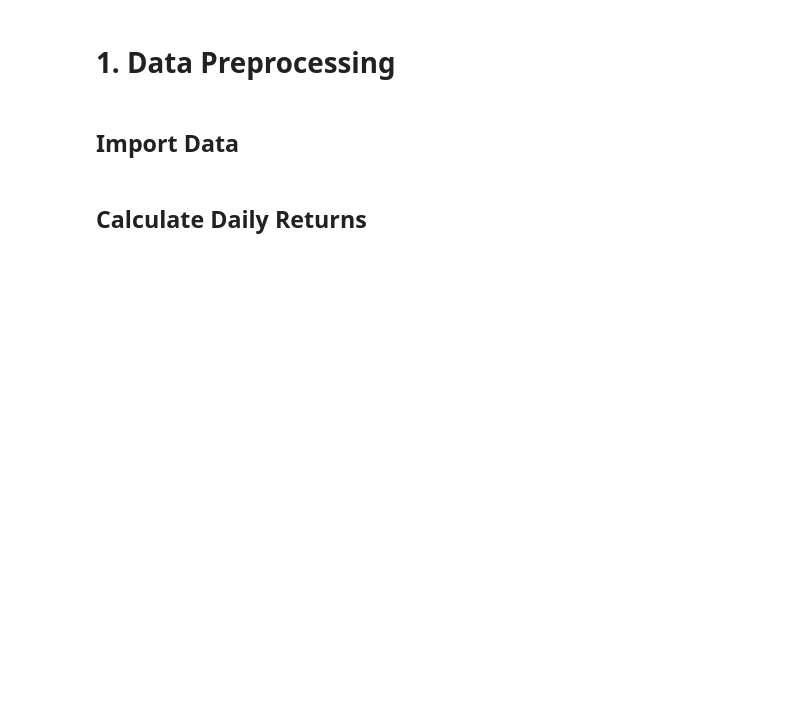
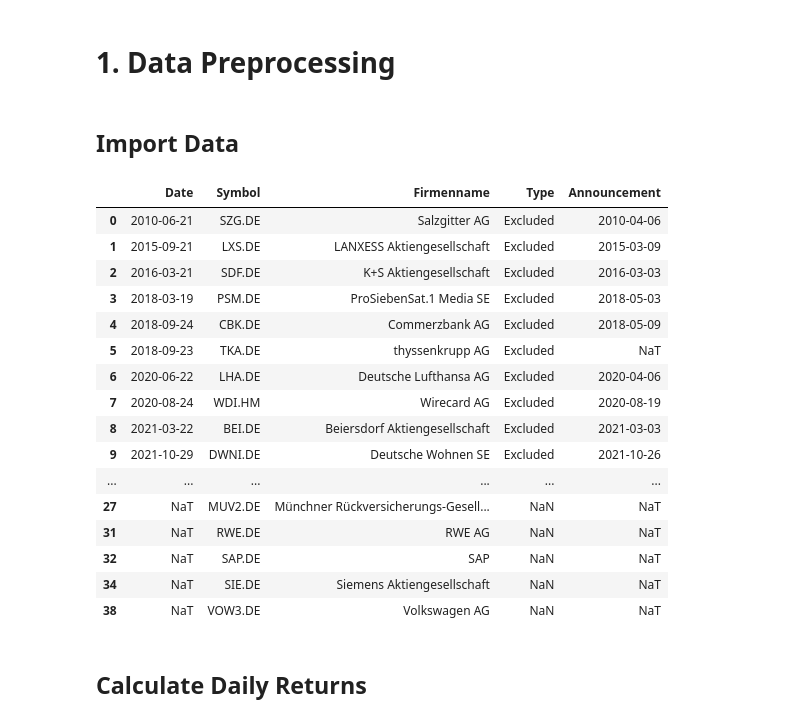
Before and after one commit to LarsWrede/GFSM, a Jupyter notebook: Index Revision and Stock Returns.ipynb, the cells around one changed output. Saved outputs shown, nothing was run; the diff lists cells and outputs as text; code cells hidden in the pictures; blank space fills up the shorter version.

```diff
--- a/Index Revision and Stock Returns.ipynb
+++ b/Index Revision and Stock Returns.ipynb
@@ -68,7 +68,47 @@ DAX_included = pd.read_csv('DAX_included_2010-2021.csv', sep = ';')
 DAX_excluded = pd.read_csv('DAX_excluded_2010-2021.csv', sep = ';')
 stock_data = pd.read_csv('Companies_Ticker.csv', sep = ';')
 benchmark = pd.read_csv('DAX_Kurs.csv', sep = ';')
+announcements = pd.read_csv('Historical_Index_Compositions.csv', sep = ';')
 #index_compositions = pd.read_csv('Historical_Index_Compositions.csv', sep = ';')
+# %%
+exclusions = DAX_excluded.rename(columns={'Ausgeschieden': 'Date'})
+exclusions['Type'] = 'Excluded'
+exclusions['Date'] = pd.to_datetime(exclusions['Date'])
+
+inclusions = DAX_included.rename(columns={'Aufgenommen': 'Date'})
+inclusions['Type'] = 'Included'
+inclusions['Date'] = pd.to_datetime(inclusions['Date'])
+
+rest = stock_data[stock_data['Symbol'].isin(inclusions['Symbol']) == False]
+
+df = pd.concat([exclusions, inclusions, rest])
+
+announcements.rename(columns={'Date of change': 'Date', 'Date of announcement': 'Announcement'}, inplace=True)
+announcements['Date'] = pd.to_datetime(announcements['Date'])
+
+df = df.join(announcements.set_index('Date')['Announcement'], on='Date')
+df['Announcement'] = pd.to_datetime(df['Announcement'])
+df
+
+#announcements
+# %% [output]
+|  | Date | Symbol | Firmenname | Type | Announcement |
+| 0 | 2010-06-21 | SZG.DE | Salzgitter AG | Excluded | 2010-04-06 |
+| 1 | 2015-09-21 | LXS.DE | LANXESS Aktiengesellschaft | Excluded | 2015-03-09 |
+| 2 | 2016-03-21 | SDF.DE | K+S Aktiengesellschaft | Excluded | 2016-03-03 |
+| 3 | 2018-03-19 | PSM.DE | ProSiebenSat.1 Media SE | Excluded | 2018-05-03 |
+| 4 | 2018-09-24 | CBK.DE | Commerzbank AG | Excluded | 2018-05-09 |
+| 5 | 2018-09-23 | TKA.DE | thyssenkrupp AG | Excluded | NaT |
+| 6 | 2020-06-22 | LHA.DE | Deutsche Lufthansa AG | Excluded | 2020-04-06 |
+| 7 | 2020-08-24 | WDI.HM | Wirecard AG | Excluded | 2020-08-19 |
+| 8 | 2021-03-22 | BEI.DE | Beiersdorf Aktiengesellschaft | Excluded | 2021-03-03 |
+| 9 | 2021-10-29 | DWNI.DE | Deutsche Wohnen SE | Excluded | 2021-10-26 |
+| ... | ... | ... | ... | ... | ... |
+| 27 | NaT | MUV2.DE | Münchner Rückversicherungs-Gesell... | NaN | NaT |
+| 31 | NaT | RWE.DE | RWE AG | NaN | NaT |
+| 32 | NaT | SAP.DE | SAP | NaN | NaT |
+| 34 | NaT | SIE.DE | Siemens Aktiengesellschaft | NaN | NaT |
+| 38 | NaT | VOW3.DE | Volkswagen AG | NaN | NaT |
 # %%
 ''' Pulls time series data for stocks on a daily basis from 2010-01-01 until 2022-03-01.
 
```
